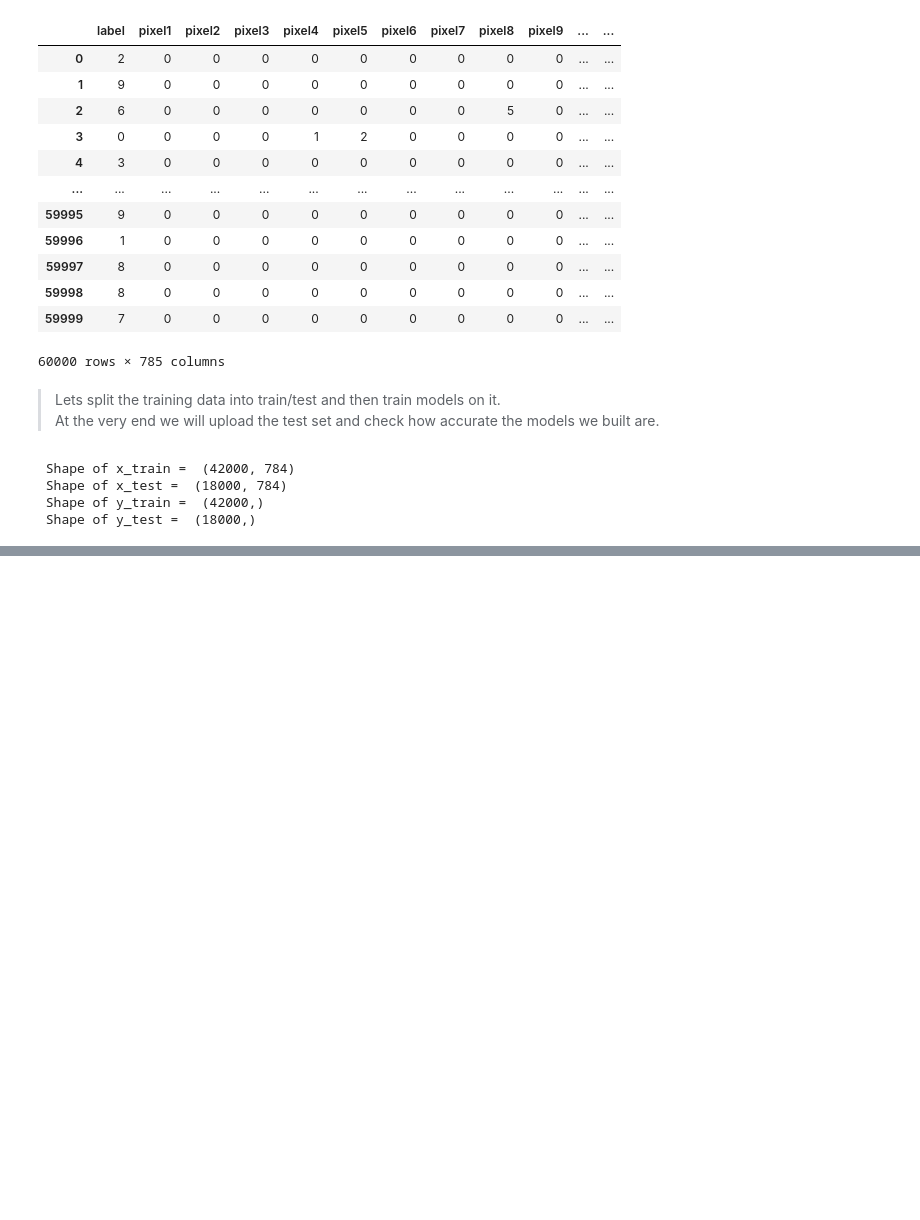
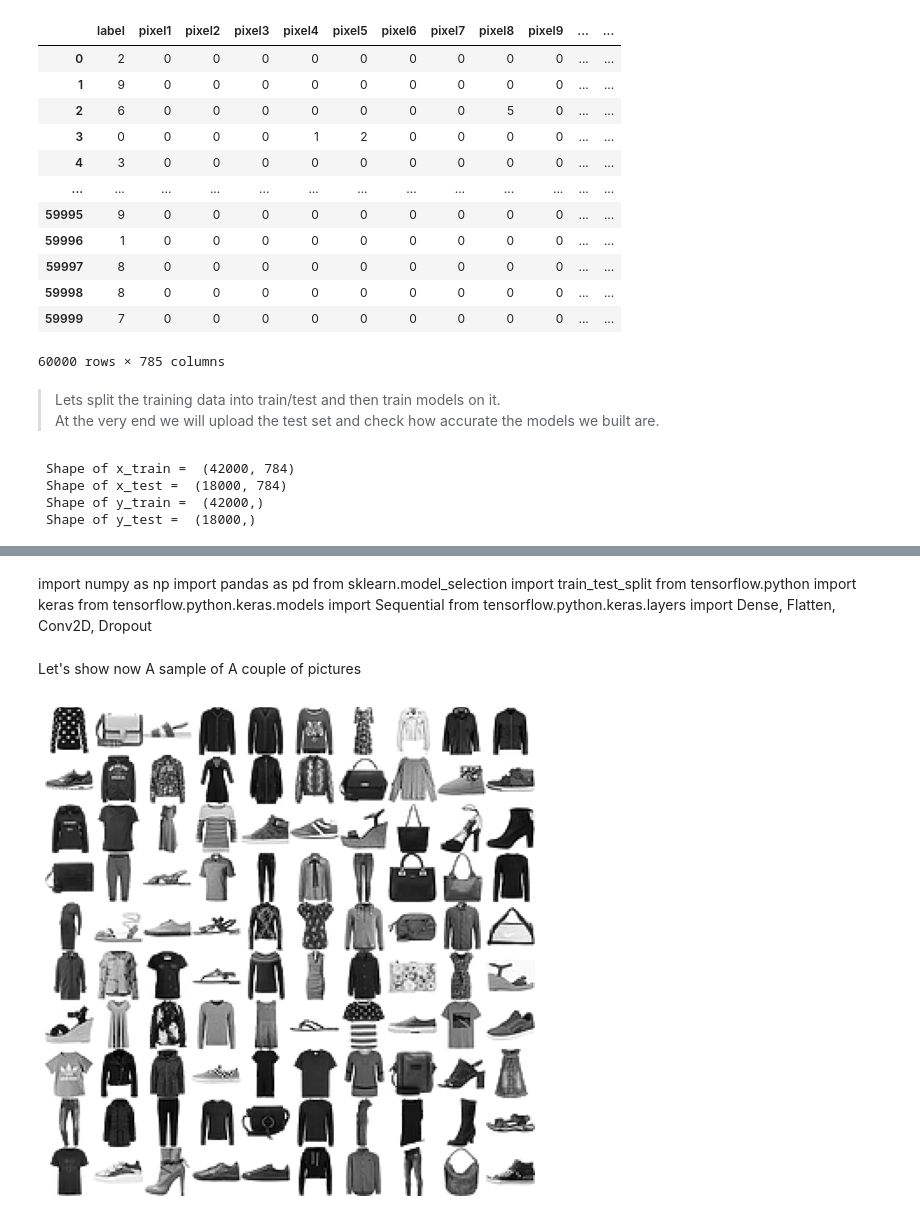
Before and after one commit to ShauliTaragin/ML-Sem2-Assignment, a Jupyter notebook: FMNIST.ipynb, the cells around one changed output, grey strips where cells are left out. Saved outputs shown, nothing was run; the diff lists cells and outputs as text; code cells hidden in the pictures; blank space fills up the shorter version.

Commit message:
added some code considering not using keras, need modifications

```diff
--- a/FMNIST.ipynb
+++ b/FMNIST.ipynb
@@ -6,6 +6,16 @@ import matplotlib.pyplot as plt
 import seaborn as sns
 import matplotlib.ticker as mtick
 from pylab import rcParams
+import matplotlib as mpl
+from matplotlib.pyplot import figure
+import random
+import time
+import gc
+import os
+from datetime import datetime
+import seaborn as sns
+from matplotlib.pylab import rcParams
+sns.set_style("whitegrid")
 # %%
 train=pd.read_csv('fashion-mnist_train.csv')
 train
@@ -51,0 +53,30 @@ ModuleNotFoundError: No module named 'tensorflow'
+# %% [markdown]
+import numpy as np
+import pandas as pd
+from sklearn.model_selection import train_test_split
+from tensorflow.python import keras
+from tensorflow.python.keras.models import Sequential
+from tensorflow.python.keras.layers import Dense, Flatten, Conv2D, Dropout
+# %% [markdown]
+Let's show now A sample of A couple of pictures
+# %%
+def plot_digits(instances, images_per_row=10, **options):
+    size = 28
+    images_per_row = min(len(instances), images_per_row)
+    images = [instance.reshape(size,size) for instance in instances]
+    n_rows = (len(instances) - 1) // images_per_row + 1
+    row_images = []
+    n_empty = n_rows * images_per_row - len(instances)
+    images.append(np.zeros((size, size * n_empty)))
+    for row in range(n_rows):
+        rimages = images[row * images_per_row : (row + 1) * images_per_row]
+        row_images.append(np.concatenate(rimages, axis=1))
+    image = np.concatenate(row_images, axis=0)
+    plt.imshow(image, cmap = mpl.cm.binary, **options)
+    plt.axis("off")
+plt.figure(figsize=(9,9))
+example_images = x_train[:100]
+plot_digits(example_images.values, images_per_row=10)
+plt.show()
+# %% [output]
+[figure, added]
```
Also changed, not shown: parts of 3 cells of this notebook.
